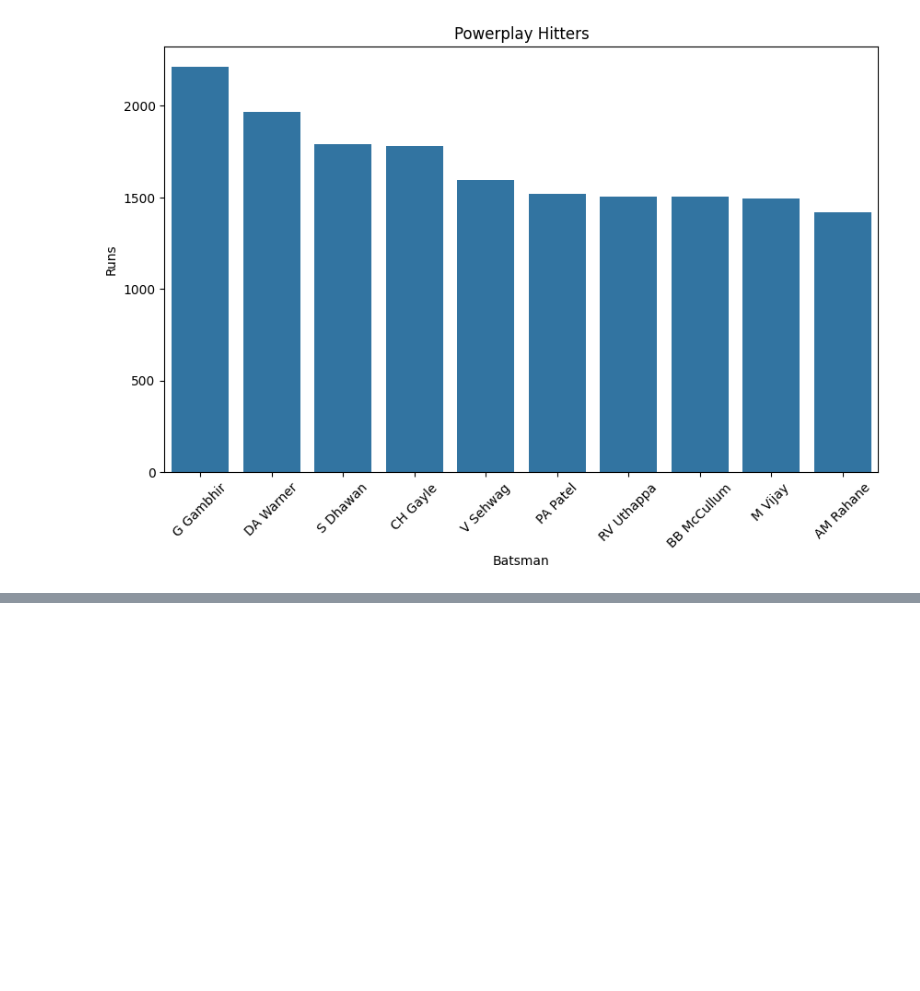
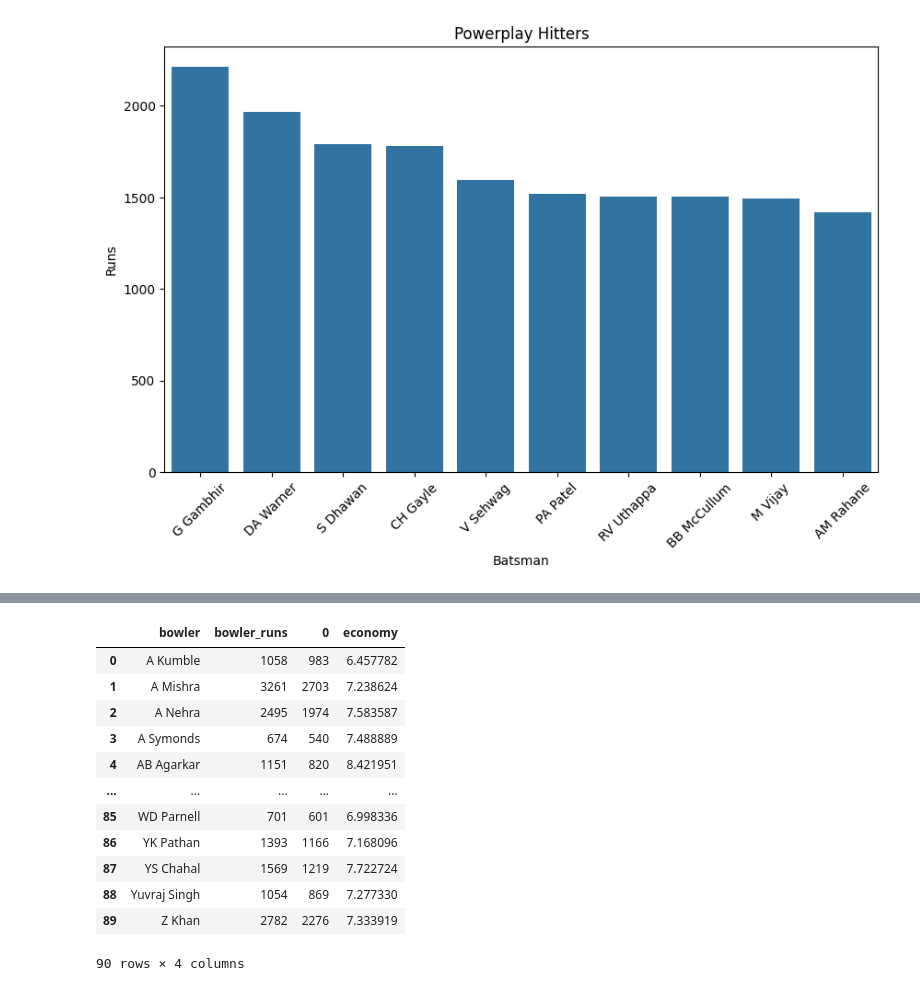
Before and after one commit to ajaykrixna/IPL_match-_analysis, a Jupyter notebook: IPL_analysis.ipynb, the cells around one changed output, grey strips where cells are left out. Cells and saved outputs as stored; diff of their text form; code cells hidden in the pictures; blank space fills up the shorter version.

```diff
--- a/IPL_analysis.ipynb
+++ b/IPL_analysis.ipynb
@@ -481,0 +486,2 @@ plt.show()
+# %%
+total_balls=merged.groupby('bowler').size().reset_index()
@@ -481,0 +510,16 @@ plt.show()
+# %%
+merged_bowler
+# %% [output]
+|  | bowler | bowler_runs | 0 | economy |
+| 0 | A Kumble | 1058 | 983 | 6.457782 |
+| 1 | A Mishra | 3261 | 2703 | 7.238624 |
+| 2 | A Nehra | 2495 | 1974 | 7.583587 |
+| 3 | A Symonds | 674 | 540 | 7.488889 |
+| 4 | AB Agarkar | 1151 | 820 | 8.421951 |
+| ... | ... | ... | ... | ... |
+| 85 | WD Parnell | 701 | 601 | 6.998336 |
+| 86 | YK Pathan | 1393 | 1166 | 7.168096 |
+| 87 | YS Chahal | 1569 | 1219 | 7.722724 |
+| 88 | Yuvraj Singh | 1054 | 869 | 7.277330 |
+| 89 | Z Khan | 2782 | 2276 | 7.333919 |
+90 rows × 4 columns
```
Also changed, not shown: parts of 9 cells of this notebook.
